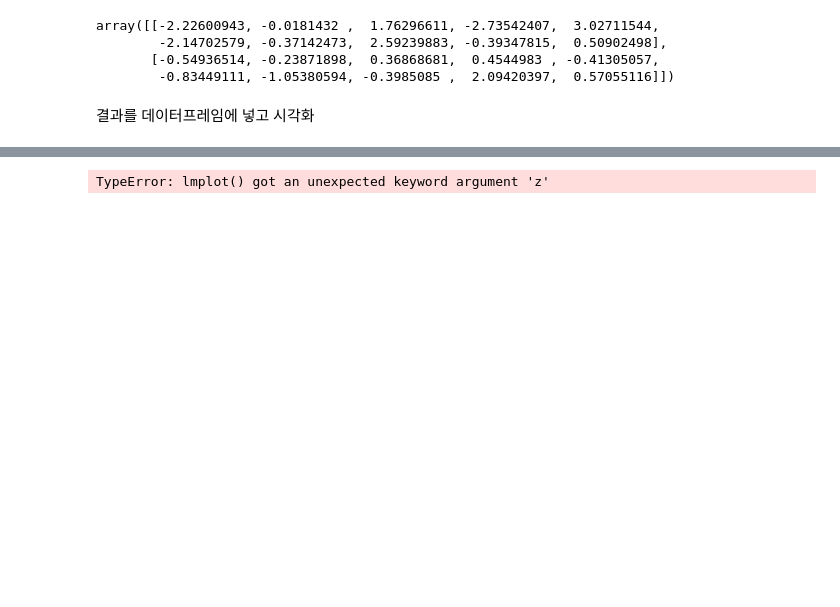
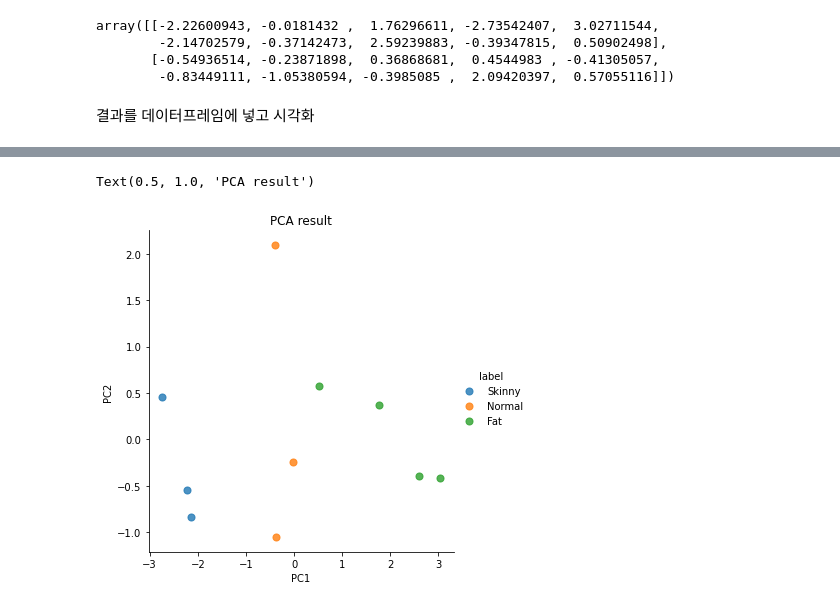
Before and after one commit to HyeonJin-A/machineLearning_onlyPython, a Jupyter notebook: PCA tutorial.ipynb, the cells around one changed output, grey strips where cells are left out. Saved outputs shown, nothing was run; the diff lists cells and outputs as text; code cells hidden in the pictures; blank space fills up the shorter version.

```diff
--- a/PCA tutorial.ipynb
+++ b/PCA tutorial.ipynb
@@ -171,7 +171,8 @@ sk_rst.head(10)
 # %%
-sns.lmplot(x='PC1', y='PC2', z='y-axis', data=sk_rst, fit_reg=False,  # x축, y축, 데이터, line유무
+sns.lmplot(x='PC1', y='PC2', data=sk_rst, fit_reg=False,  # x축, y축, 데이터, line유무
            scatter_kws={"s":50}, # marker 사이즈
            hue="label") #color 분류 기준
 plt.title("PCA result")
 # %% [output]
-TypeError: lmplot() got an unexpected keyword argument 'z'
+Text(0.5, 1.0, 'PCA result')
+[figure, added]
```
Also changed, not shown: parts of 2 cells of this notebook.
